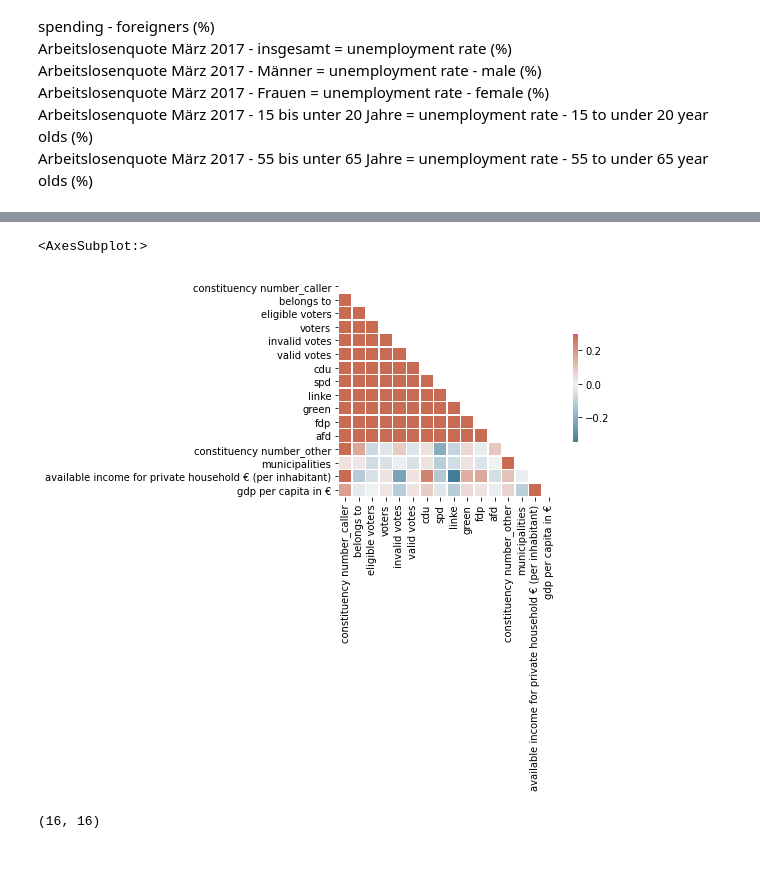
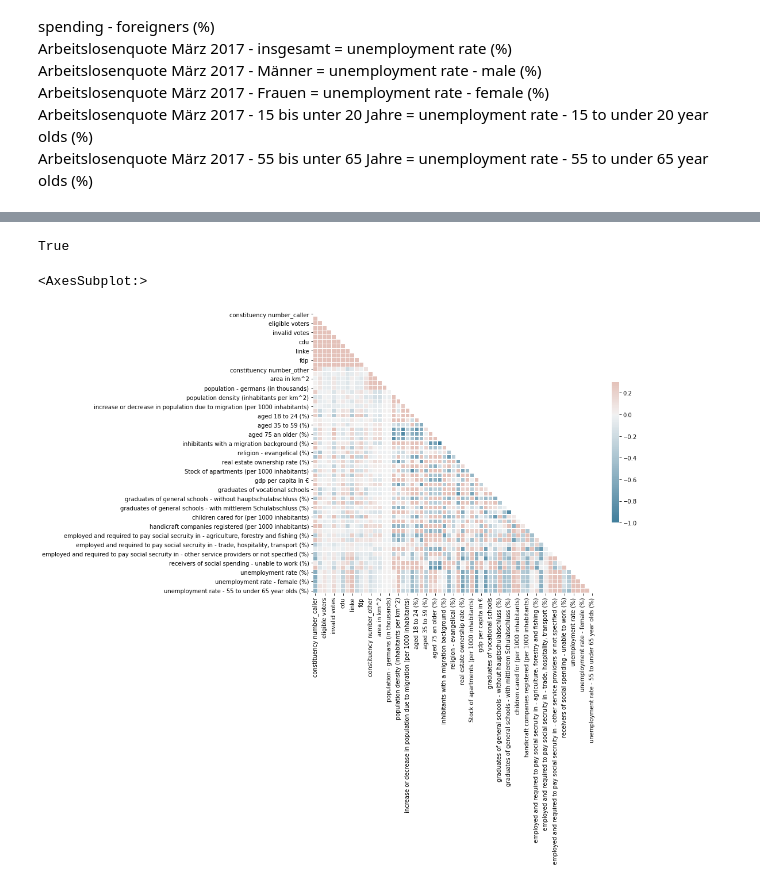
Before and after one commit to MariusMeiners/w07_assignment, a Jupyter notebook: W07.ipynb, the cells around one changed output, grey strips where cells are left out. Saved outputs shown, nothing was run; the diff lists cells and outputs as text; code cells hidden in the pictures.

```diff
--- a/W07.ipynb
+++ b/W07.ipynb
@@ -105,4 +105,7 @@ Arbeitslosenquote März 2017 - Frauen = unemployment rate - female (%)
 Arbeitslosenquote März 2017 - 15 bis unter 20 Jahre = unemployment rate - 15 to under 20 year olds (%)
 Arbeitslosenquote März 2017 - 55 bis unter 65 Jahre = unemployment rate - 55 to under 65 year olds (%)
 # %%
-results = pd.read_csv("results_transformed.csv", sep=";")
+results = pd.read_csv("results_transformed.csv", sep=";", decimal=',')
+
+# all partys
+partys = list(results.columns[7:])
@@ -184,23 +112,32 @@ memory usage: 155.7+ KB
+# %%
+feautures = pd.read_csv("features_transformed.csv", sep=";", decimal=',')
+col2replace = list(feautures.select_dtypes(exclude=['float64', 'int64']).columns)
+col2replace.remove('state')
+feautures[col2replace] = feautures[col2replace].replace(".", 0)
+feautures[col2replace] = feautures[col2replace].apply(lambda x: pd.to_numeric(x.str.replace(",",".")))
+# %%
+# Merge of both the results and the feautures dataframes
+df_all = results.join(feautures, on='constituency number', lsuffix='_', rsuffix='')
+# Checking if all columns are there
+df_all.shape[1] == feautures.shape[1] + results.shape[1]
+# %% [output]
+True
 # %%
 # Compute the correlation matrix
-corr = joined.corr()
+corr = df_all.corr()
 
 # Generate a mask for the upper triangle
 mask = np.triu(np.ones_like(corr, dtype=bool))
 
 # Set up the matplotlib figure
 f, ax = plt.subplots(figsize=(11, 9))
 
 # Generate a custom diverging colormap
 cmap = sns.diverging_palette(230, 20, as_cmap=True)
 
 # Draw the heatmap with the mask and correct aspect ratio
 sns.heatmap(corr, mask=mask, cmap=cmap, vmax=.3, center=0,
             square=True, linewidths=.5, cbar_kws={"shrink": .5})
 # %% [output]
 <AxesSubplot:>
-[figure, old version]
+[figure, new version]
-# %%
-corr.shape
-# %% [output]
-(16, 16)
```
Also changed, not shown: parts of 7 cells of this notebook, 11 other files.
